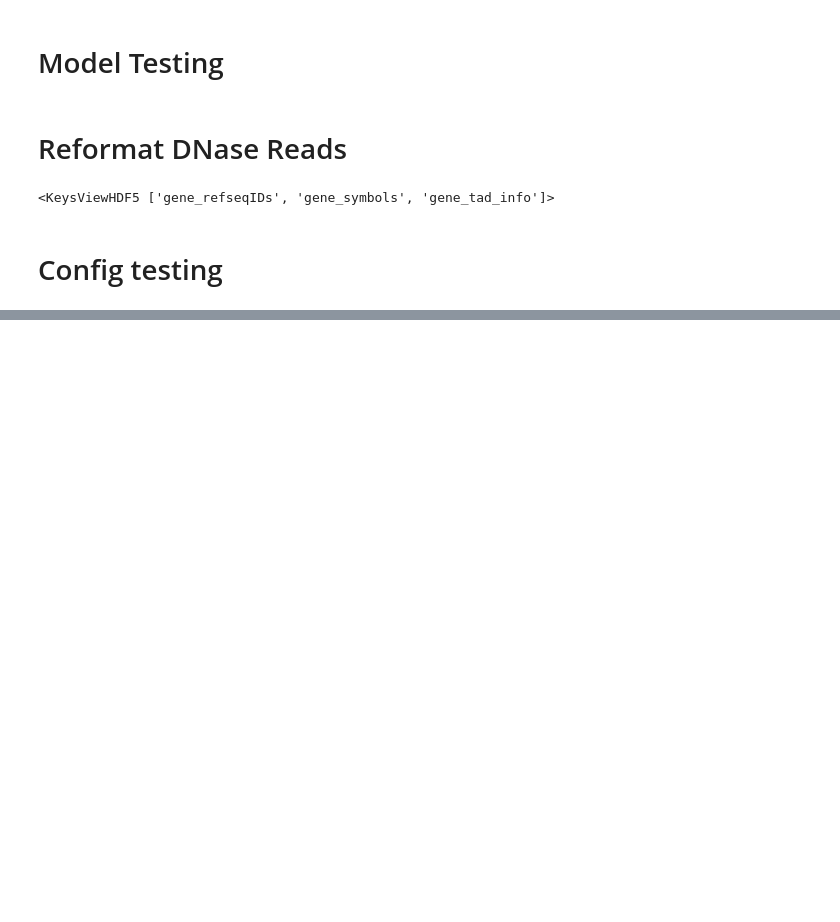
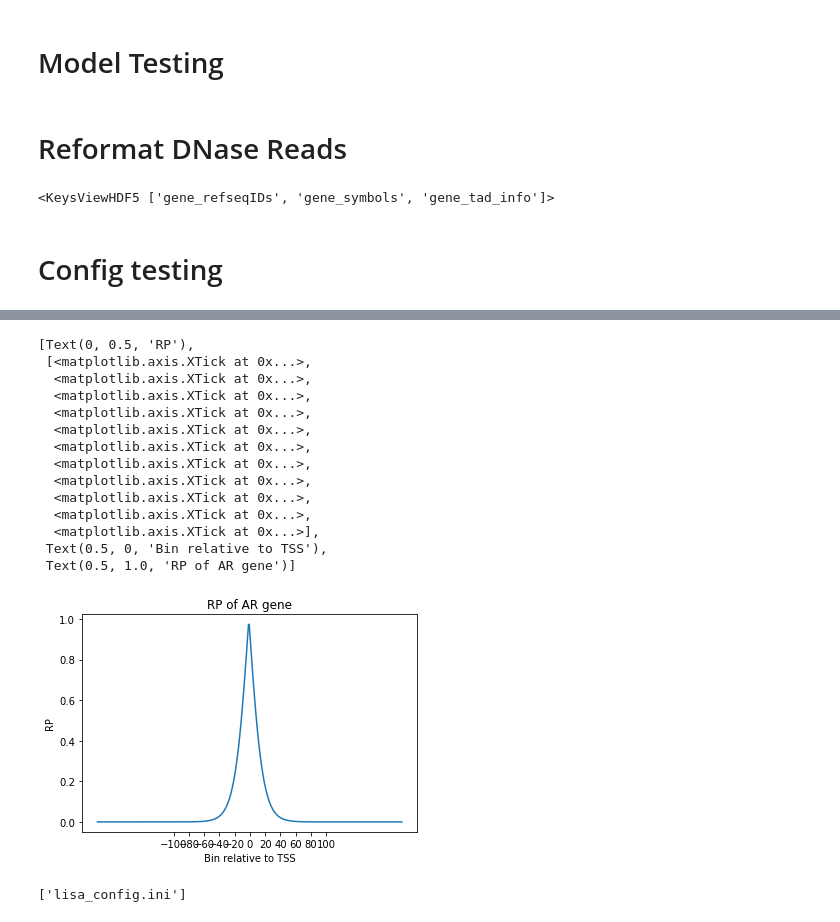
Before and after one commit to AllenWLynch/lisa, a Jupyter notebook: lisa_testing.ipynb, the cells around one changed output, grey strips where cells are left out. Drawn from its saved outputs; the diff is of its cells as text; code cells hidden in the pictures; blank space fills up the shorter version.

```diff
--- a/lisa_testing.ipynb
+++ b/lisa_testing.ipynb
@@ -850,0 +932,39 @@ with h5.File(new_dataset_name, 'w' if conversion_params['create_new'] else 'a')
+# %%
+rp_map = sparse.load_npz('./data/hg38/RP_map.npz')
+# %%
+with h5.File('./data/hg38/lisa_data_hg38.h5', 'r') as data:
+    rp_map_symbols = data['RP_map_symbols'][...].astype(str)
+# %%
+def get_RP_profile(rp_map, rp_map_symbols, tss_bin, symbol, bin_flanks = 100):
+
+    symbol_column = np.argwhere(rp_map_symbols == symbol)[0][0]
+
+    bin_range = range(tss_bin - bin_flanks, tss_bin + bin_flanks)
+
+    return np.array(bin_range) - tss_bin, np.squeeze(np.array(rp_map[bin_range, symbol_column].todense()))
+
+x,y = get_RP_profile(rp_map.tocsc(), rp_map_symbols, 1458898, 'AR', 200)
+
+ax = sns.lineplot(x,y)
+ax.set(xticks = range(-100, 101, 20), xlabel = 'Bin relative to TSS', ylabel = 'RP', title = 'RP of AR gene')
+# %% [output]
+[Text(0, 0.5, 'RP'),
+ [<matplotlib.axis.XTick at 0x...>,
+  <matplotlib.axis.XTick at 0x...>,
+  <matplotlib.axis.XTick at 0x...>,
+  <matplotlib.axis.XTick at 0x...>,
+  <matplotlib.axis.XTick at 0x...>,
+  <matplotlib.axis.XTick at 0x...>,
+  <matplotlib.axis.XTick at 0x...>,
+  <matplotlib.axis.XTick at 0x...>,
+  <matplotlib.axis.XTick at 0x...>,
+  <matplotlib.axis.XTick at 0x...>,
+  <matplotlib.axis.XTick at 0x...>],
+ Text(0.5, 0, 'Bin relative to TSS'),
+ Text(0.5, 1.0, 'RP of AR gene')]
+[figure, added]
+# %%
+config = configparser.ConfigParser()
+config.read('lisa_config.ini')
+# %% [output]
+['lisa_config.ini']
```
Also changed, not shown: parts of 21 cells of this notebook, 9 other files.
